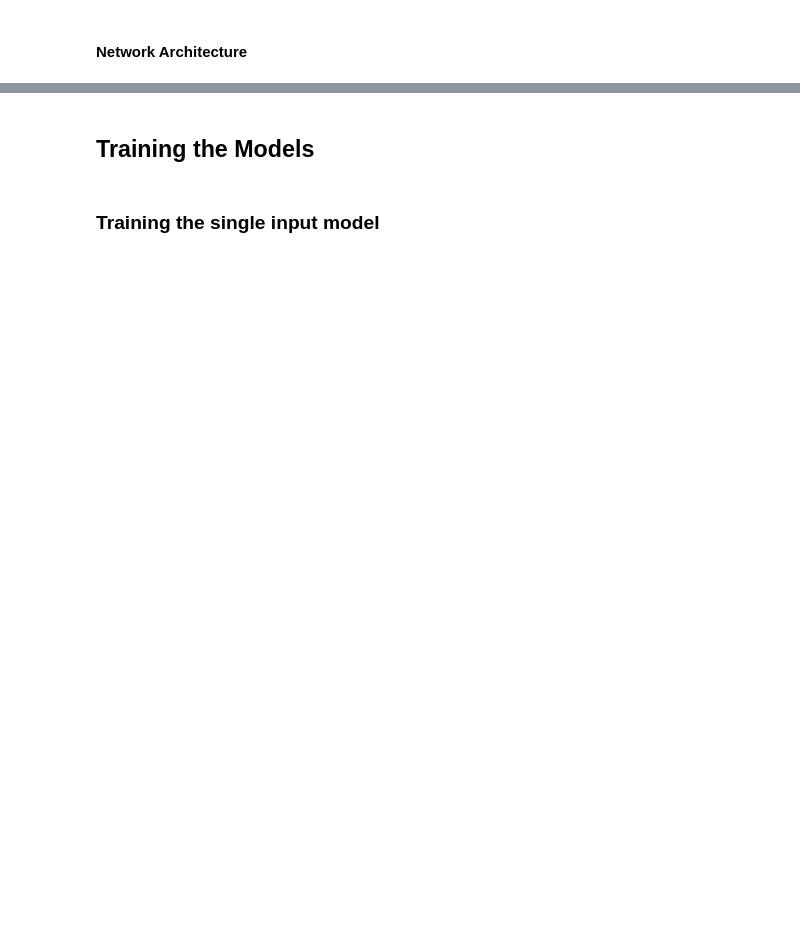
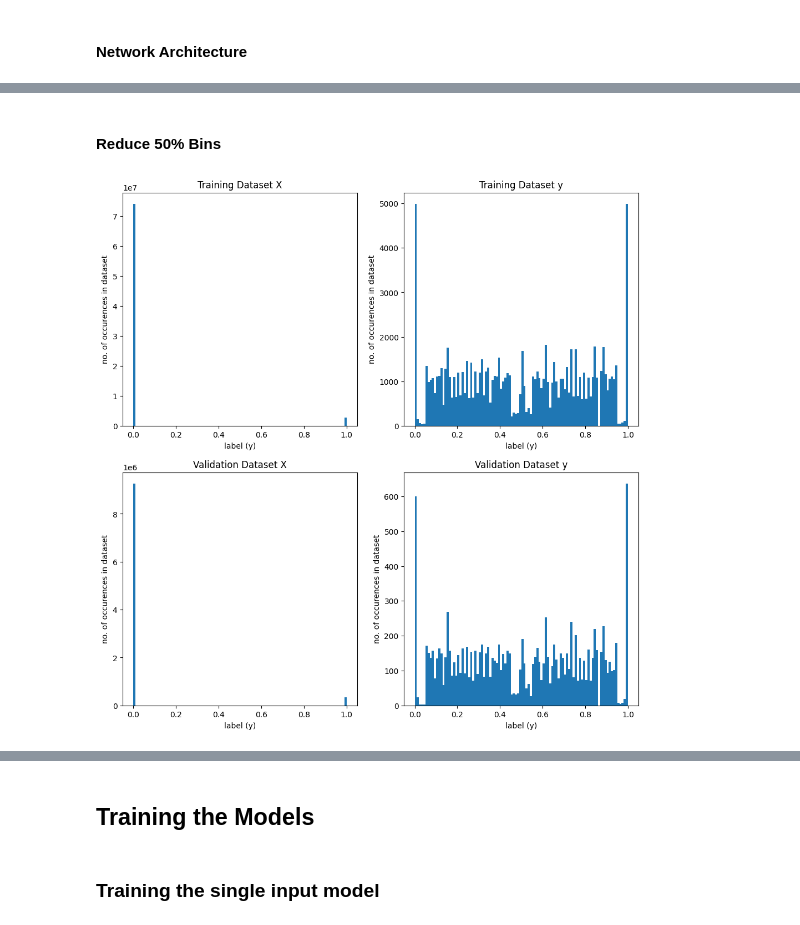
Before and after one commit to owenjaques/chessbot, a Jupyter notebook: neural_networks/models.ipynb, the cells around one changed output, grey strips where cells are left out. Saved outputs shown, nothing was run; the diff lists cells and outputs as text; code cells hidden in the pictures; blank space fills up the shorter version.

```diff
--- a/neural_networks/models.ipynb
+++ b/neural_networks/models.ipynb
@@ -374,0 +386,20 @@ keras.utils.plot_model(simple_input_model, show_shapes=True, show_layer_activati
+# %% [markdown]
+#### Reduce 50% Bins
+# %%
+for i in range(matrix_input_training_data.n):
+    if 0.475 < matrix_input_training_data.y[i] < 0.525:
+        if np.random.rand() < 0.6:
+            index = math.floor((np.random.rand() * matrix_input_training_data.n))
+            matrix_input_training_data.y[i] = matrix_input_training_data.y[index]
+            matrix_input_training_data.X[i] = matrix_input_training_data.X[index]
+
+for i in range(matrix_input_validation_data.n):
+    if 0.475 < matrix_input_validation_data.y[i] < 0.525:
+        if np.random.rand() < 0.6:
+            index = math.floor((np.random.rand() * matrix_input_validation_data.n))
+            matrix_input_validation_data.y[i] = matrix_input_validation_data.y[index]
+            matrix_input_validation_data.X[i] = matrix_input_validation_data.X[index]
+
+sanity_check_single_input(matrix_input_training_data, matrix_input_validation_data)
+# %% [output]
+[figure, added]
```
Also changed, not shown: parts of 31 cells of this notebook, 1 other file.
